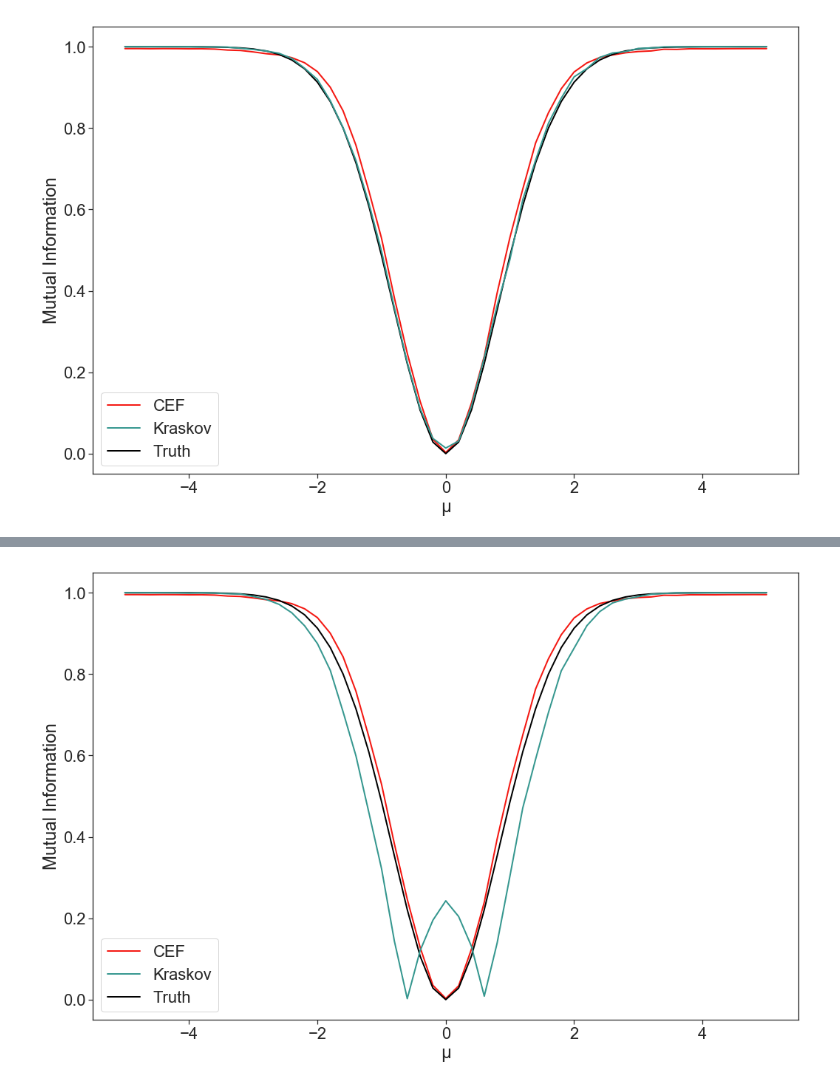
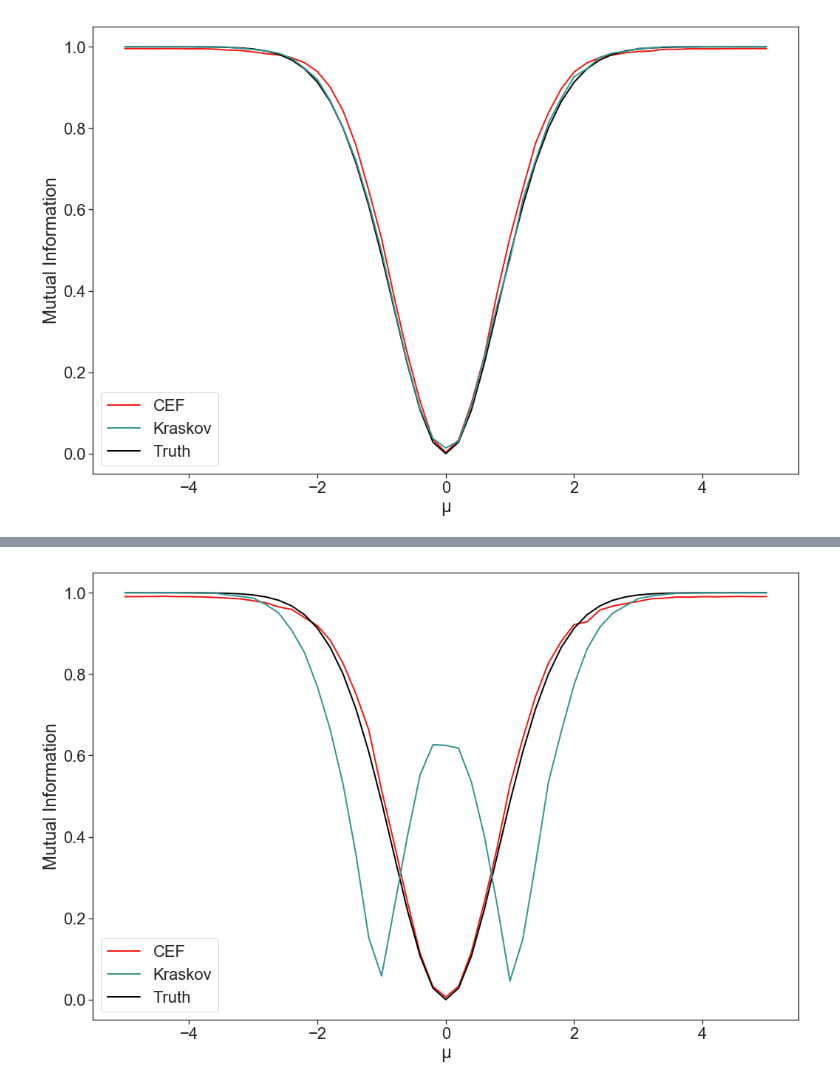
Before and after one commit to rguo123/conditional_entropy_forests, a Jupyter notebook: Mutual Information.ipynb, the cells around one changed output, grey strips where cells are left out. Saved outputs shown, nothing was run; the diff lists cells and outputs as text; code cells hidden in the pictures.

Commit message:
re organize mutual info progress

```diff
--- a/Mutual Information.ipynb
+++ b/Mutual Information.ipynb
@@ -328,0 +329,4 @@ mutual_infos_20 = [1.0000354839950276,
+# %%
+import pickle
+means, mutual_infos = mutual_information_v_mu(20000, 40)
+pickle.dump({"means": means, "mutual_infos": mutual_infos}, open("mutual_info_cef_40d.p", "wb"))
@@ -329,24 +335,25 @@ mutual_infos_20 = [1.0000354839950276,
 # %%
 import seaborn as sns
 import matplotlib.pyplot as plt
 %matplotlib inline
 entropy = -.5*np.log(.5) - .5*np.log(.5)
 sns.set(font_scale = 2)
 sns.set_style("ticks")
 plt.rcParams["font.family"] = "sans-serif"
 plt.rcParams['figure.figsize'] = [15, 10]
 
 line_cef, = plt.plot(means, np.array(mutual_infos)/entropy, label = "CEF", linewidth = 2, color = "#F41711")
 line_truth, = plt.plot(means, np.array(truths)/entropy, label = "Truth", linewidth = 2, color = "black")
-line_kraskov, = plt.plot(means, mutual_infos_20, label = "Kraskov", linewidth = 2, color = "#35978f")
+line_kraskov, = plt.plot(means, mutual_infos_40, label = "Kraskov", linewidth = 2, color = "#35978f")
 
 
 plt.xlabel(u'\u03bc')
 plt.ylabel("Mutual Information")
 #plt.ylim(ymin = 0)
 #plt.ylim(ymax = .9)
 plt.legend(handles=[line_cef, line_kraskov, line_truth])
 plt.tight_layout()
+plt.savefig("mi_normalized_40d.png")
 plt.show()
 # %% [output]
-[figure, old version]
+[figure, new version]
```
Also changed, not shown: parts of 3 cells of this notebook, 55 other files.
